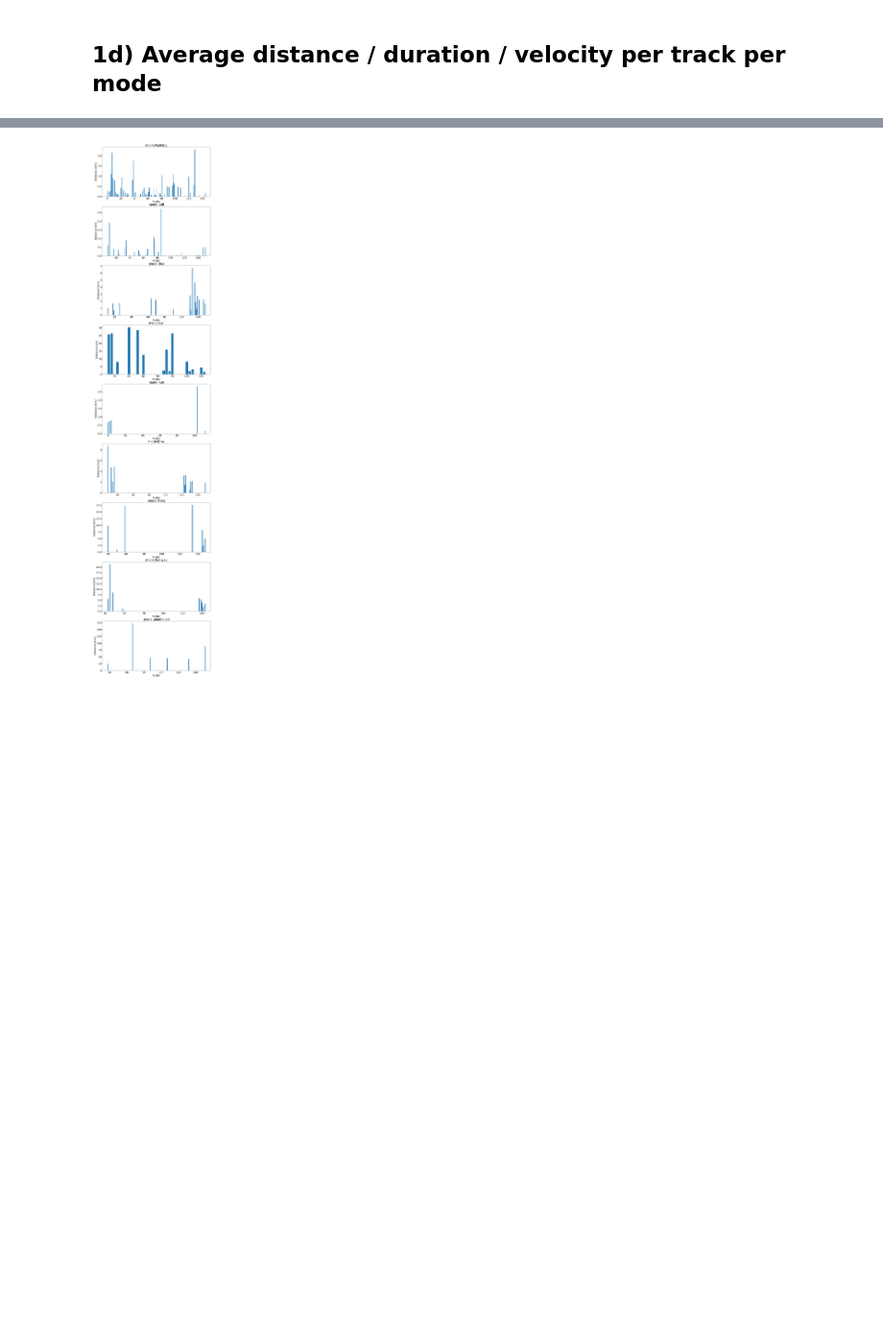
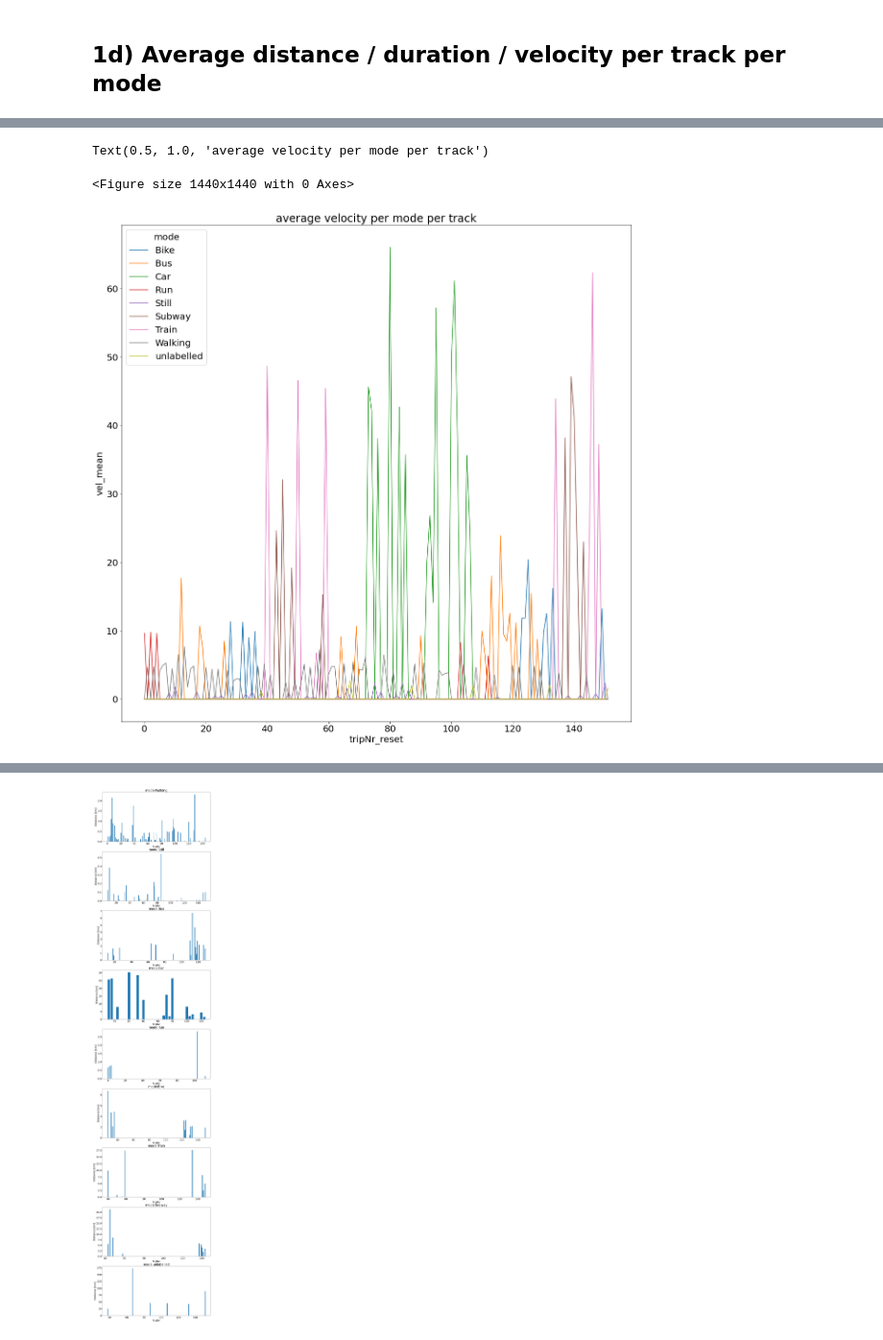
Before and after one commit to Eisoc/MDA0208, a Jupyter notebook: Visualization_I_Xiongzun.ipynb, the cells around one changed output, grey strips where cells are left out. Shown at 96% size. Cells and saved outputs as stored; diff of their text form; code cells hidden in the pictures; blank space fills up the shorter version.

```diff
--- a/Visualization_I_Xiongzun.ipynb
+++ b/Visualization_I_Xiongzun.ipynb
@@ -296,0 +325,14 @@ Average distance / duration / velocity per track per mode:
+# %%
+#transfer gdf in pivot table (mean velocity)
+gdf_pivot3 = gdf_join.pivot('tripNr_reset','mode','vel_mean')
+gdf_pivot3 =gdf_pivot3.fillna(0)
+plt.figure(figsize=(20, 20))
+gdf_pivot3.plot(figsize=(20, 20))
+gdf_pivot3
+plt.xlabel('tripNr_reset')
+plt.ylabel('vel_mean')
+plt.title('average velocity per mode per track')
+# %% [output]
+Text(0.5, 1.0, 'average velocity per mode per track')
+<Figure size 1440x1440 with 0 Axes>
+[figure, added]
```
Also changed, not shown: parts of 7 cells of this notebook.
